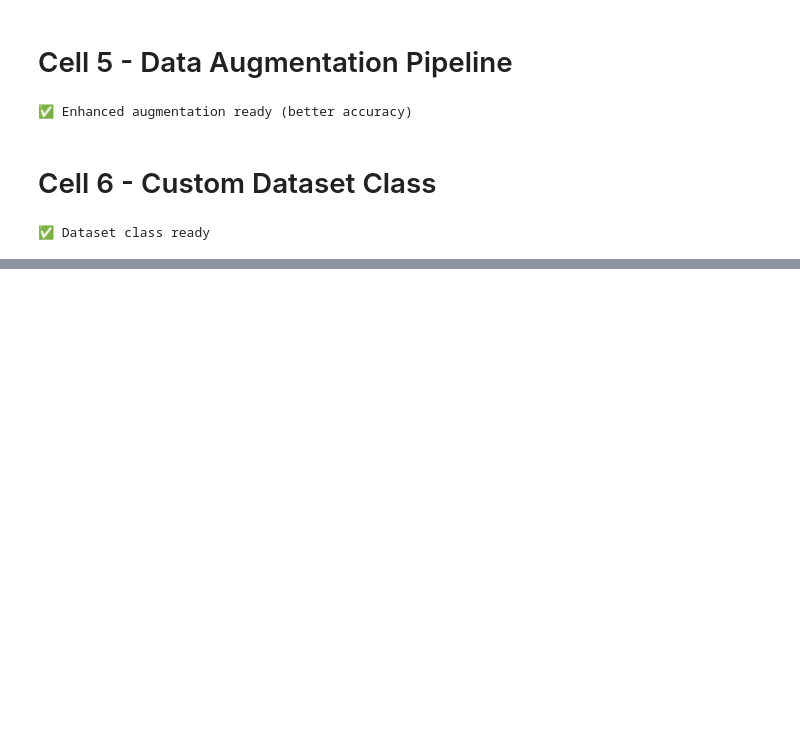
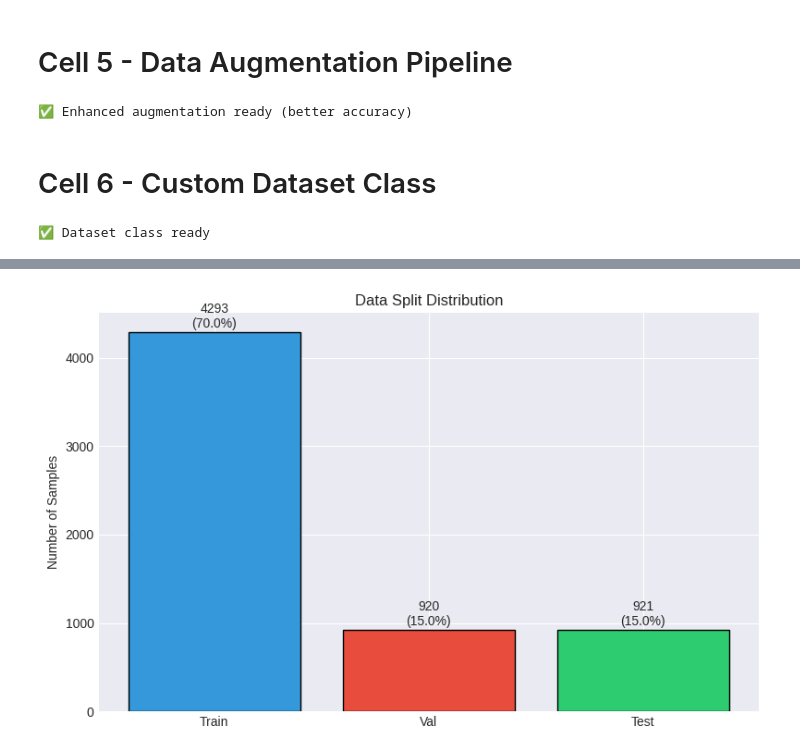
Before and after one commit to manamendraJN/fashion-intelligence-platform, a Jupyter notebook: notebooks/body_measurement.ipynb, the cells around one changed output, grey strips where cells are left out. Cells and saved outputs as stored; diff of their text form; code cells hidden in the pictures; blank space fills up the shorter version.

Commit message:
Split data into training, validation, and test sets, then create efficient data loaders

```diff
--- a/notebooks/body_measurement.ipynb
+++ b/notebooks/body_measurement.ipynb
@@ -365,0 +368,99 @@ print("✅ Dataset class ready")
+# %%
+# PURPOSE: Split data into training, validation, and test sets, then create efficient data loaders
+# WHY: Need separate sets for training (learn), validation (tune), and testing (final evaluation)
+
+# STEP 1: Calculate split sizes
+# 70% training, 15% validation, 15% test
+# WHY: Standard split - training (most data for learning), validation (hyperparameter tuning), test (unbiased evaluation)
+train_size = int(0.70 * len(data))
+val_size = int(0.15 * len(data))
+
+# STEP 2: Create shuffled indices
+# WHY: Random shuffle ensures no ordering bias (e.g., all males first, then females)
+indices = np.arange(len(data))
+np.random.seed(42)  # Set seed for reproducibility
+np.random.shuffle(indices)
+
+# STEP 3: Split data using shuffled indices
+train_data = data.iloc[indices[:train_size]].reset_index(drop=True)
+val_data = data.iloc[indices[train_size: train_size+val_size]].reset_index(drop=True)
+test_data = data.iloc[indices[train_size+val_size:]].reset_index(drop=True)
+
+# STEP 4: Calculate normalization statistics FROM TRAINING DATA ONLY
+# WHY CRITICAL: Must use ONLY training stats, not all data
+# Using validation/test data would leak information and overestimate performance
+train_measurements = np.array([[train_data. iloc[i][m] for m in MEASUREMENT_COLUMNS]
+                               for i in range(len(train_data))])
+target_mean = torch.FloatTensor(train_measurements.mean(axis=0))  # Mean per measurement
+target_std = torch.FloatTensor(train_measurements. std(axis=0))    # Std per measurement
+
+# STEP 5: Save normalization statistics
+# WHY: Need these later for denormalization (convert predictions back to cm)
+with open('results/normalization_stats.json', 'w') as f:
+    json.dump({'target_mean': target_mean. tolist(), 'target_std': target_std.tolist(),
+               'measurement_columns': MEASUREMENT_COLUMNS}, f)
+
+# STEP 6: Create Dataset objects
+# Training set: Uses augmentation (get_train_transforms)
+# Validation/Test sets: No augmentation (get_val_transforms)
+train_dataset = BodyMaskDataset(train_data, DRIVE_DATA_PATH, MEASUREMENT_COLUMNS,
+                               get_train_transforms(), target_mean, target_std)
+val_dataset = BodyMaskDataset(val_data, DRIVE_DATA_PATH, MEASUREMENT_COLUMNS,
+                             get_val_transforms(), target_mean, target_std)
+test_dataset = BodyMaskDataset(test_data, DRIVE_DATA_PATH, MEASUREMENT_COLUMNS,
+                              get_val_transforms(), target_mean, target_std)
+
+# STEP 7: Configure DataLoader settings
+# WHY EACH PARAMETER:
+BATCH_SIZE = 16       # Number of samples per batch (16 fits in GPU memory, larger = faster but needs more VRAM)
+NUM_WORKERS = 4       # Parallel workers for data loading (4 = load 4 batches simultaneously)
+
+# STEP 8: Create DataLoaders
+# WHY DataLoader:  Efficiently loads batches, handles shuffling, parallel loading
+train_loader = DataLoader(
+    train_dataset,
+    batch_size=BATCH_SIZE,
+    shuffle=True,              # Shuffle each epoch (prevents learning order patterns)
+    num_workers=NUM_WORKERS,   # Parallel data loading
+    pin_memory=True,           # Faster GPU transfer (copies to pinned memory)
+    drop_last=True,            # Drop incomplete last batch (for batch norm stability)
+    persistent_workers=True    # Keep workers alive between epochs (faster)
+)
+
+val_loader = DataLoader(
+    val_dataset,
+    batch_size=BATCH_SIZE,
+    shuffle=False,             # No shuffle for validation (order doesn't matter, but consistent)
+    num_workers=NUM_WORKERS,
+    pin_memory=True,
+    persistent_workers=True
+)
+
+test_loader = DataLoader(
+    test_dataset,
+    batch_size=BATCH_SIZE,
+    shuffle=False,
+    num_workers=NUM_WORKERS,
+    pin_memory=True,
+    persistent_workers=True
+)
+
+print(f"✅ Datasets:  Train={len(train_dataset)}, Val={len(val_dataset)}, Test={len(test_dataset)}")
+print(f"✅ Optimized Loaders:  Batch={BATCH_SIZE}, Workers={NUM_WORKERS}, Persistent=True")
+print(f"   Expected speedup: 2-3x faster per epoch")
+
+# STEP 9: Visualize data split
+fig, ax = plt.subplots(figsize=(8, 5))
+splits = ['Train', 'Val', 'Test']
+counts = [len(train_data), len(val_data), len(test_data)]
+colors = ['#3498db', '#e74c3c', '#2ecc71']
+bars = ax.bar(splits, counts, color=colors, edgecolor='black')
+ax.set_ylabel('Number of Samples')
+ax.set_title('Data Split Distribution')
+for bar, count in zip(bars, counts):
+    ax.text(bar.get_x() + bar.get_width()/2, bar.get_height() + 50,
+           f'{count}\n({count/len(data)*100:.1f}%)', ha='center')
+plt.tight_layout()
+plt.savefig('visualizations/data_split.png', dpi=150)
+plt.show()
+# %% [output]
@@ -365,0 +470 @@ print("✅ Dataset class ready")
+[figure, added]
```
Also changed, not shown: parts of 2 cells of this notebook.
